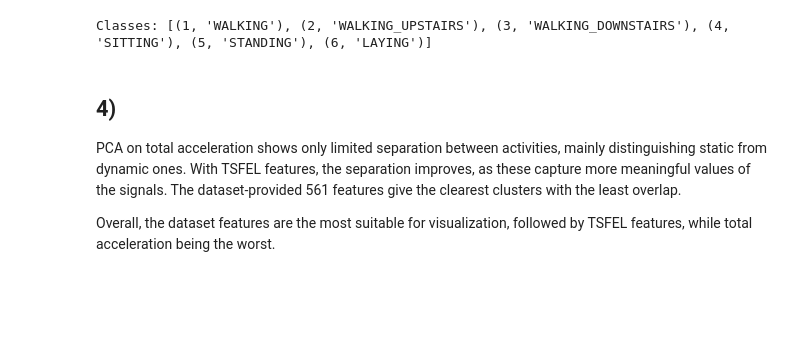
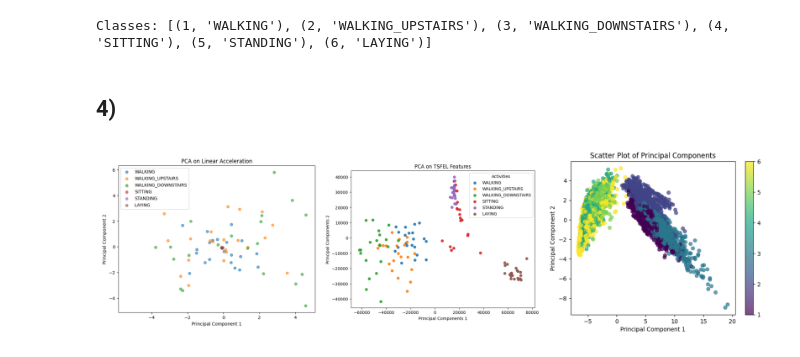
Before and after one commit to HarshJamgaonkar05/ES-335-ML-Assignment-1, a Jupyter notebook: HAR_EDA.ipynb, the cells around one changed output. Cells and saved outputs as stored; diff of their text form; code cells hidden in the pictures; blank space fills up the shorter version.

Commit message:
Completed Question 3 and added images

```diff
--- a/HAR_EDA.ipynb
+++ b/HAR_EDA.ipynb
@@ -392,9 +392,26 @@ print("Classes:",list(ACTIVITIES.items()))
 Classes: [(1, 'WALKING'), (2, 'WALKING_UPSTAIRS'), (3, 'WALKING_DOWNSTAIRS'), (4, 'SITTING'), (5, 'STANDING'), (6, 'LAYING')]
 # %% [markdown]
 ## 4)
-
-PCA on total acceleration shows only limited separation between activities, mainly distinguishing static from dynamic ones.
-With TSFEL features, the separation improves, as these capture more meaningful values of the signals.
-The dataset-provided 561 features give the clearest clusters with the least overlap.
-
-Overall, the dataset features are the most suitable for visualization, followed by TSFEL features, while total acceleration being the worst.
+# %%
+fig, axes = plt.subplots(1, 3, figsize=(20, 10))
+axes = axes.flatten()
+
+plt.subplot(1, 3, 1)
+img1 = plt.imread('./Images/PCA_Linear_Acceleration.png')
+plt.imshow(img1)
+plt.axis('off')
+
+plt.subplot(1, 3, 2)
+img2 = plt.imread('./Images/PCA_TSFEL_Data.png')
+plt.imshow(img2)
+plt.axis('off')
+
+plt.subplot(1, 3, 3)
+img3 = plt.imread('./Images/PCA_UCI_Data.png')
+plt.imshow(img3)
+plt.axis('off')
+
+plt.tight_layout(h_pad=0.25)
+plt.show()
+# %% [output]
+[figure, added]
```
Also changed, not shown: parts of 3 cells of this notebook, 3 other files.
